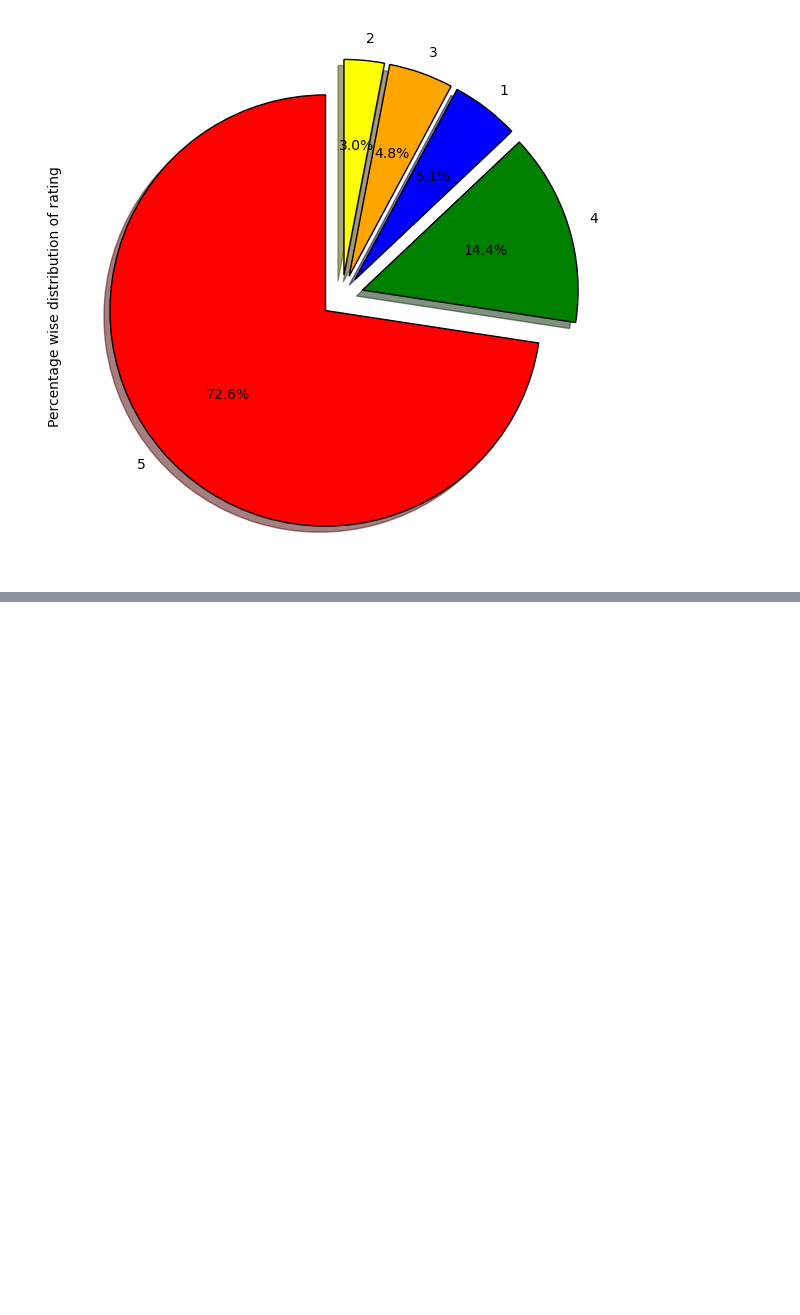
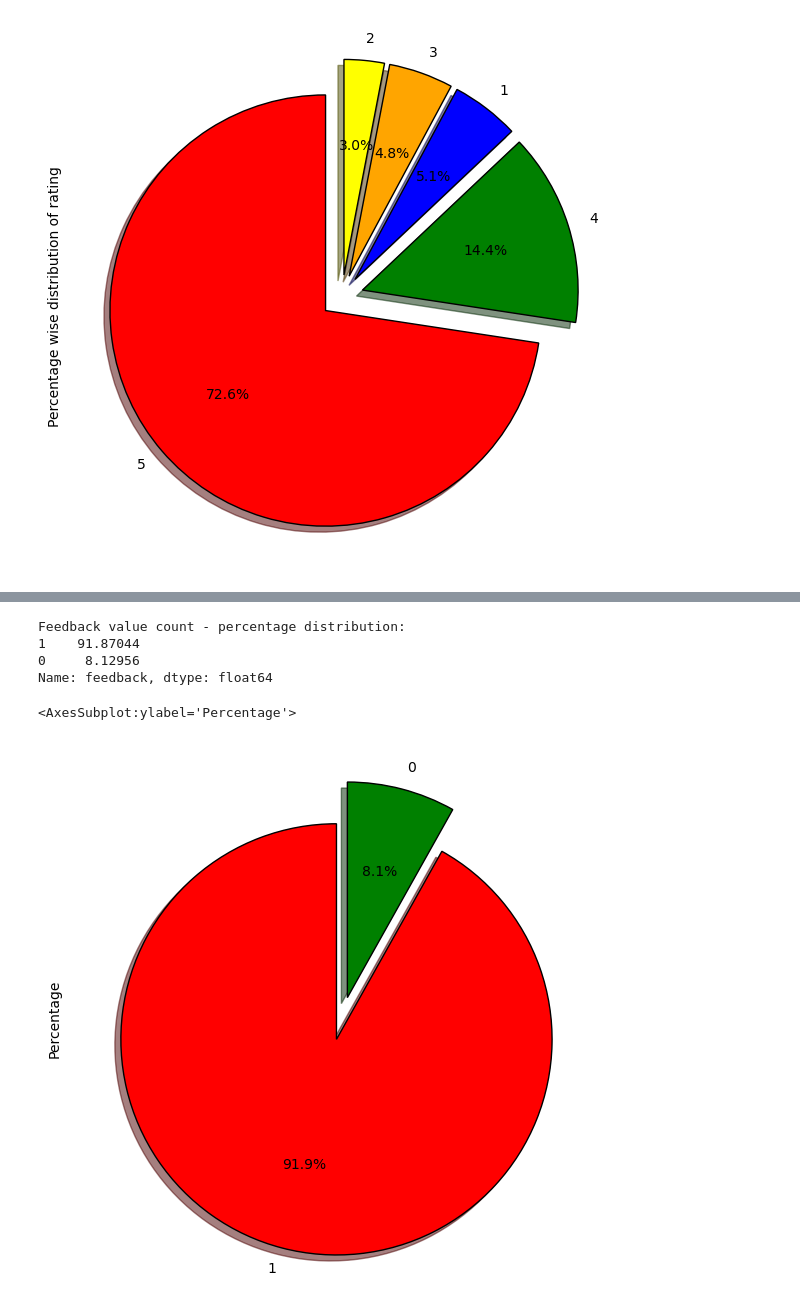
Before and after one commit to ss5613/Sentiment-Analysis, a Jupyter notebook: Sentiment_Analysis.ipynb, the cells around one changed output, grey strips where cells are left out. Drawn from its saved outputs; the diff is of its cells as text; code cells hidden in the pictures; blank space fills up the shorter version.

```diff
--- a/Sentiment_Analysis.ipynb
+++ b/Sentiment_Analysis.ipynb
@@ -223,0 +263,19 @@ Sound is terrible if u want good music too get a bose
+# %%
+#percentage distribution
+print(f"Feedback value count - percentage distribution: \n{round(data['feedback'].value_counts()/data.shape[0]*100,5)}")
+# %% [output]
+Feedback value count - percentage distribution:
+1    91.87044
+0     8.12956
+Name: feedback, dtype: float64
+# %%
+#pie chart
+fig = plt.figure(figsize=(7,7))
+colors = ('red' , 'green')
+wp = {'linewidth': 1, "edgecolor" : 'black'}
+tags = data['feedback'].value_counts()/data.shape[0]
+explode = (0.1,0.1)
+tags.plot(kind='pie' , autopct="%1.1f%%", shadow = True , colors = colors , startangle = 90,wedgeprops=wp , explode = explode,label='Percentage')
+# %% [output]
+<AxesSubplot:ylabel='Percentage'>
+[figure, added]
```
Also changed, not shown: parts of 21 cells of this notebook.
